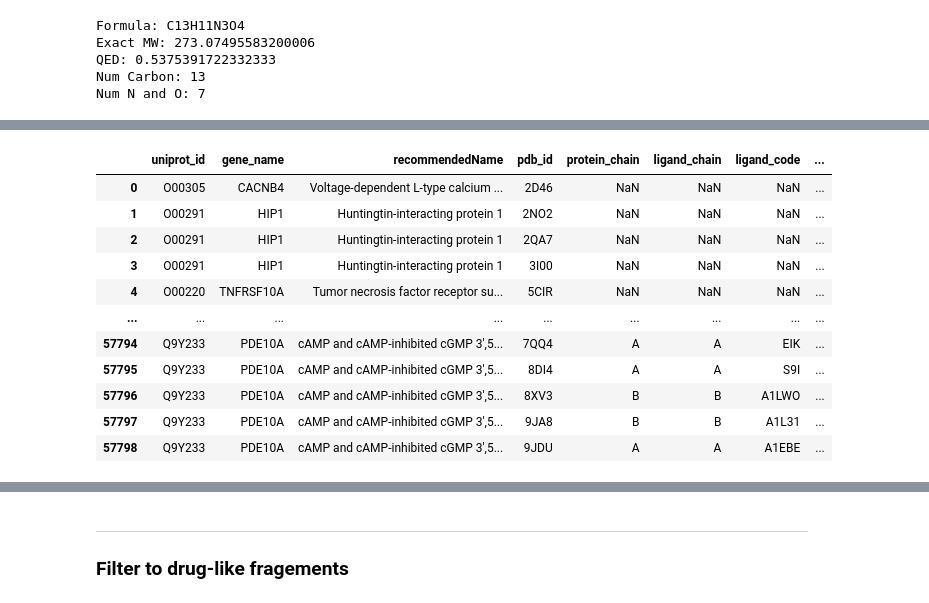
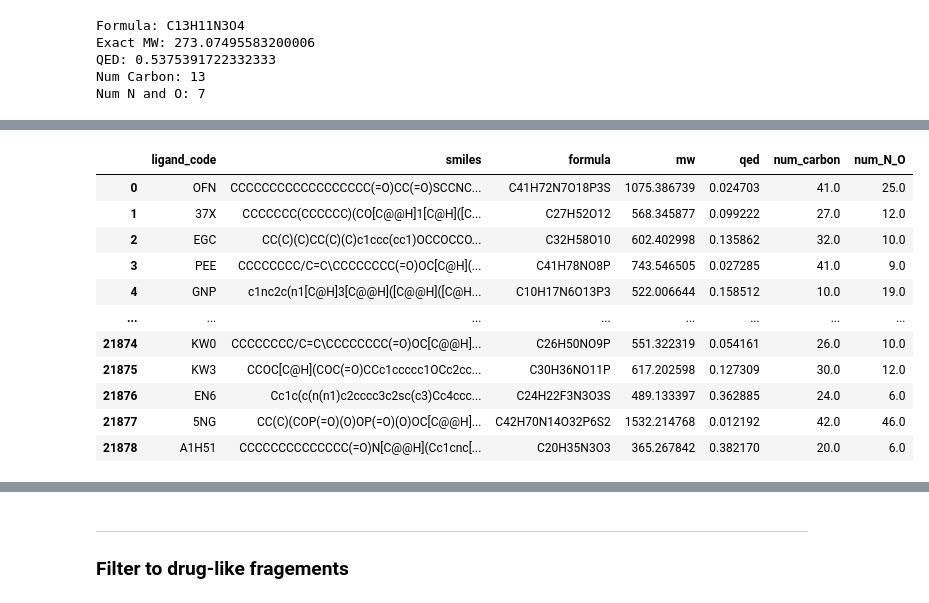
Before and after one commit to meng-yx/ligand_viewer, a Jupyter notebook: notebooks/query_by_uniprot.ipynb, the cells around one changed output, grey strips where cells are left out. Drawn from its saved outputs; the diff is of its cells as text; code cells hidden in the pictures.

```diff
--- a/notebooks/query_by_uniprot.ipynb
+++ b/notebooks/query_by_uniprot.ipynb
@@ -51,0 +62,6 @@ slurm_script = Path("scripts/slurm/uniprot_to_pdb_ligand.sh")
+# %%
+# Write to input_txt file
+with open(input_txt, "w") as f:
+    for id in uniprot_ids:
+        f.write(id + "\n")
+print(f"Prepared {len(uniprot_ids)} unique UniProt IDs in {input_txt}")
@@ -82,12 +92,12 @@ Monitor logs: logs/uniprot_ligands-<jobid>.out
 import pandas as pd
 from pathlib import Path
 
-if not output_csv.exists():
+if not raw_out_csv.exists():
     raise FileNotFoundError(
-        f"{output_csv} not found yet. Wait for SLURM job completion, then rerun this cell."
+        f"{raw_out_csv} not found yet. Wait for SLURM job completion, then rerun this cell."
     )
 
-df_all = pd.read_csv(output_csv)
-print(f"Loaded {len(df_all)} rows from {output_csv}")
+df_all = pd.read_csv(raw_out_csv)
+print(f"Loaded {len(df_all)} rows from {raw_out_csv}")
 df_all.head()
 # %% [output]
@@ -165,3 +217,9 @@ Exact MW: 273.07495583200006
 QED: 0.5375391722332333
 Num Carbon: 13
 Num N and O: 7
+# %%
+# Get a df of unique non-null ligands
+df_unique_ligands = df_all[["ligand_code", "smiles"]]
+df_unique_ligands = df_unique_ligands[df_unique_ligands["smiles"].notna()].drop_duplicates(subset="smiles")
+print(df_unique_ligands.shape)
+df_unique_ligands.head()
@@ -168,13 +234,36 @@ Num N and O: 7
 # %%
-# Add formula and molecular weight to df_all, return None if smiles is None
+# Compute properties for df_unique_ligands row-wise with progress bar
+from tqdm.auto import tqdm
+
 def valid_smiles(s):
     return isinstance(s, str) and s.strip() != ""
-df_all["formula"] = df_all["smiles"].apply(lambda s: smiles_to_formula(s) if valid_smiles(s) else None)
-df_all["mw"] = df_all["smiles"].apply(lambda s: smiles_to_mw(s) if valid_smiles(s) else None)
-df_all["qed"] = df_all["smiles"].apply(lambda s: smiles_to_qed(s) if valid_smiles(s) else None)
-df_all["num_carbon"] = df_all["smiles"].apply(lambda s: smiles_to_num_carbon(s) if valid_smiles(s) else None)
-df_all["num_N_O"] = df_all["smiles"].apply(lambda s: smiles_to_num_N_O(s) if valid_smiles(s) else None)
 
-df_all.to_csv("all_ligands.csv", index=False)
-df_all
+def compute_ligand_props(row):
+    s = row["smiles"]
+    if not valid_smiles(s):
+        return {
+            "formula": None,
+            "mw": None,
+            "qed": None,
+            "num_carbon": None,
+            "num_N_O": None,
+        }
+    return {
+        "formula": smiles_to_formula(s),
+        "mw": smiles_to_mw(s),
+        "qed": smiles_to_qed(s),
+        "num_carbon": smiles_to_num_carbon(s),
+        "num_N_O": smiles_to_num_N_O(s),
+    }
+
+ligand_props = []
+for _, row in tqdm(df_unique_ligands.iterrows(), total=len(df_unique_ligands), desc="Processing ligands"):
+    ligand_props.append(compute_ligand_props(row))
+ligand_props_df = pd.DataFrame(ligand_props)
+
+# Concat properties with df_unique_ligands
+df_unique_ligands = pd.concat([df_unique_ligands.reset_index(drop=True), ligand_props_df], axis=1)
+
+df_unique_ligands.to_csv(ligand_properties_csv, index=False)
+df_unique_ligands
 # %% [output]
@@ -198,12 +287,12 @@ df_all
-|  | uniprot_id | gene_name | recommendedName | pdb_id | protein_chain | ligand_chain | ligand_code | ... |
-| 0 | O00305 | CACNB4 | Voltage-dependent L-type calcium ... | 2D46 | NaN | NaN | NaN | ... |
-| 1 | O00291 | HIP1 | Huntingtin-interacting protein 1 | 2NO2 | NaN | NaN | NaN | ... |
-| 2 | O00291 | HIP1 | Huntingtin-interacting protein 1 | 2QA7 | NaN | NaN | NaN | ... |
-| 3 | O00291 | HIP1 | Huntingtin-interacting protein 1 | 3I00 | NaN | NaN | NaN | ... |
-| 4 | O00220 | TNFRSF10A | Tumor necrosis factor receptor su... | 5CIR | NaN | NaN | NaN | ... |
-| ... | ... | ... | ... | ... | ... | ... | ... | ... |
-| 57794 | Q9Y233 | PDE10A | cAMP and cAMP-inhibited cGMP 3',5... | 7QQ4 | A | A | EIK | ... |
-| 57795 | Q9Y233 | PDE10A | cAMP and cAMP-inhibited cGMP 3',5... | 8DI4 | A | A | S9I | ... |
-| 57796 | Q9Y233 | PDE10A | cAMP and cAMP-inhibited cGMP 3',5... | 8XV3 | B | B | A1LWO | ... |
-| 57797 | Q9Y233 | PDE10A | cAMP and cAMP-inhibited cGMP 3',5... | 9JA8 | B | B | A1L31 | ... |
-| 57798 | Q9Y233 | PDE10A | cAMP and cAMP-inhibited cGMP 3',5... | 9JDU | A | A | A1EBE | ... |
+|  | ligand_code | smiles | formula | mw | qed | num_carbon | num_N_O |
+| 0 | OFN | CCCCCCCCCCCCCCCCCC(=O)CC(=O)SCCNC... | C41H72N7O18P3S | 1075.386739 | 0.024703 | 41.0 | 25.0 |
+| 1 | 37X | CCCCCCC(CCCCCC)(CO[C@@H]1[C@H]([C... | C27H52O12 | 568.345877 | 0.099222 | 27.0 | 12.0 |
+| 2 | EGC | CC(C)(C)CC(C)(C)c1ccc(cc1)OCCOCCO... | C32H58O10 | 602.402998 | 0.135862 | 32.0 | 10.0 |
+| 3 | PEE | CCCCCCCC/C=C\CCCCCCCC(=O)OC[C@H](... | C41H78NO8P | 743.546505 | 0.027285 | 41.0 | 9.0 |
+| 4 | GNP | c1nc2c(n1[C@H]3[C@@H]([C@@H]([C@H... | C10H17N6O13P3 | 522.006644 | 0.158512 | 10.0 | 19.0 |
+| ... | ... | ... | ... | ... | ... | ... | ... |
+| 21874 | KW0 | CCCCCCCC/C=C\CCCCCCCC(=O)OC[C@@H]... | C26H50NO9P | 551.322319 | 0.054161 | 26.0 | 10.0 |
+| 21875 | KW3 | CCOC[C@H](COC(=O)CCc1ccccc1OCc2cc... | C30H36NO11P | 617.202598 | 0.127309 | 30.0 | 12.0 |
+| 21876 | EN6 | Cc1c(c(n(n1)c2cccc3c2sc(c3)Cc4ccc... | C24H22F3N3O3S | 489.133397 | 0.362885 | 24.0 | 6.0 |
+| 21877 | 5NG | CC(C)(COP(=O)(O)OP(=O)(O)OC[C@@H]... | C42H70N14O32P6S2 | 1532.214768 | 0.012192 | 42.0 | 46.0 |
+| 21878 | A1H51 | CCCCCCCCCCCCCC(=O)N[C@@H](Cc1cnc[... | C20H35N3O3 | 365.267842 | 0.382170 | 20.0 | 6.0 |
```
Also changed, not shown: parts of 23 cells of this notebook.
